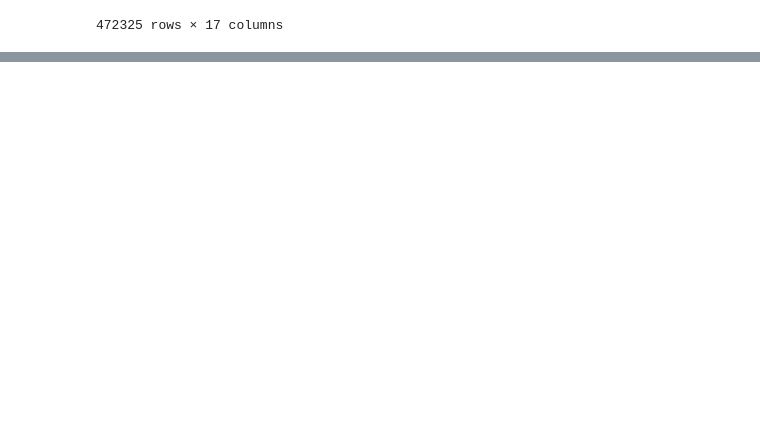
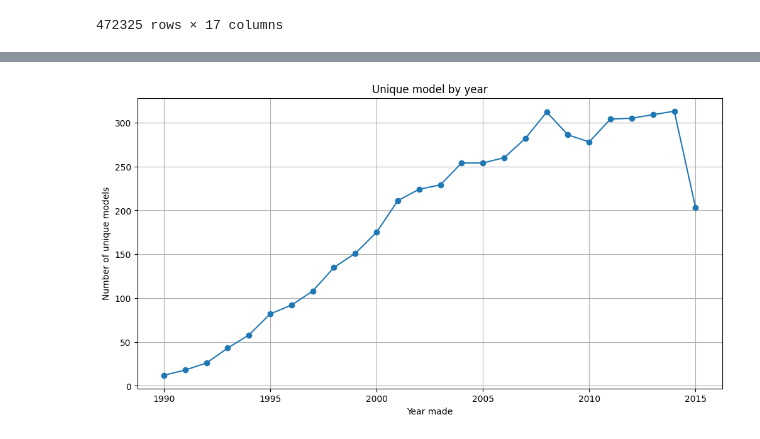
Before and after one commit to aishacmela/car_sales, a Jupyter notebook: main.ipynb, the cells around one changed output, grey strips where cells are left out. Saved outputs shown, nothing was run; the diff lists cells and outputs as text; code cells hidden in the pictures; blank space fills up the shorter version.

```diff
--- a/main.ipynb
+++ b/main.ipynb
@@ -81,0 +128,19 @@ See the caveats in the documentation: https://pandas.pydata.org/pandas-docs/stab
+# %%
+#number of unique models per year
+
+models_per_year = (
+    dt.groupby('year')['model']
+    .nunique()
+)
+
+plt.figure(figsize=(12,6))
+plt.plot(models_per_year.index,
+         models_per_year.values,
+         marker='o')
+plt.title('Unique model by year')
+plt.xlabel('Year made')
+plt.ylabel('Number of unique models')
+plt.grid(True)
+plt.show()
+# %% [output]
+[figure, added]
```
Also changed, not shown: parts of 5 cells of this notebook, 1 other file.
